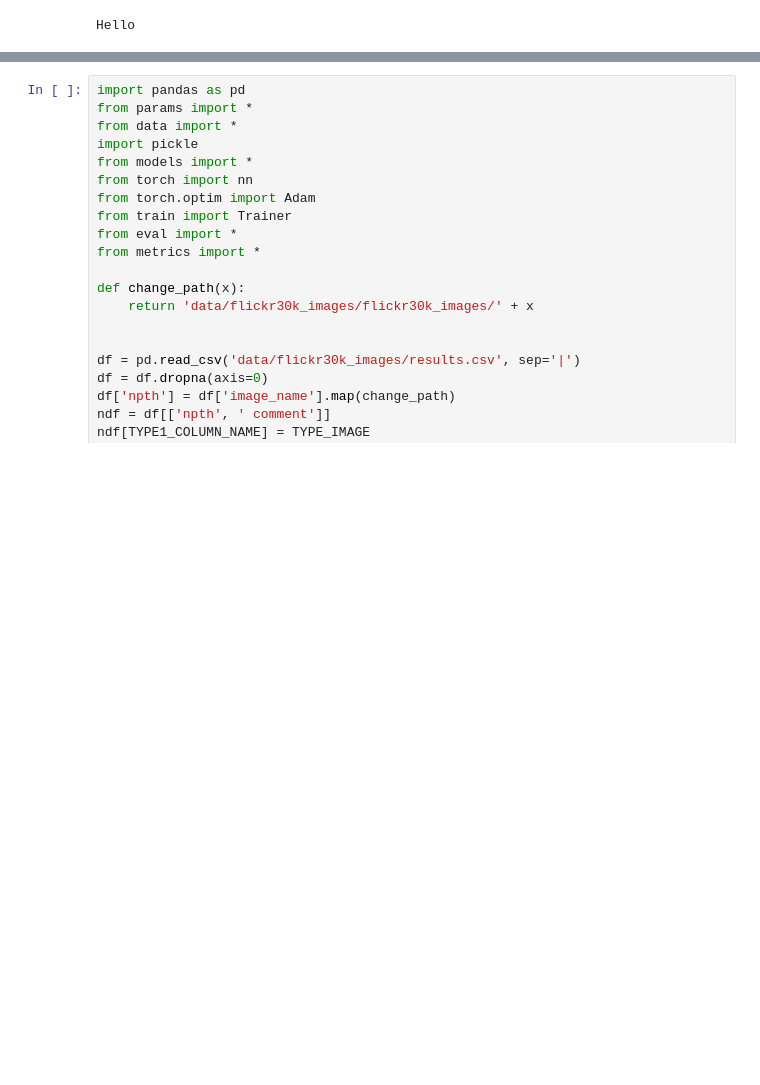
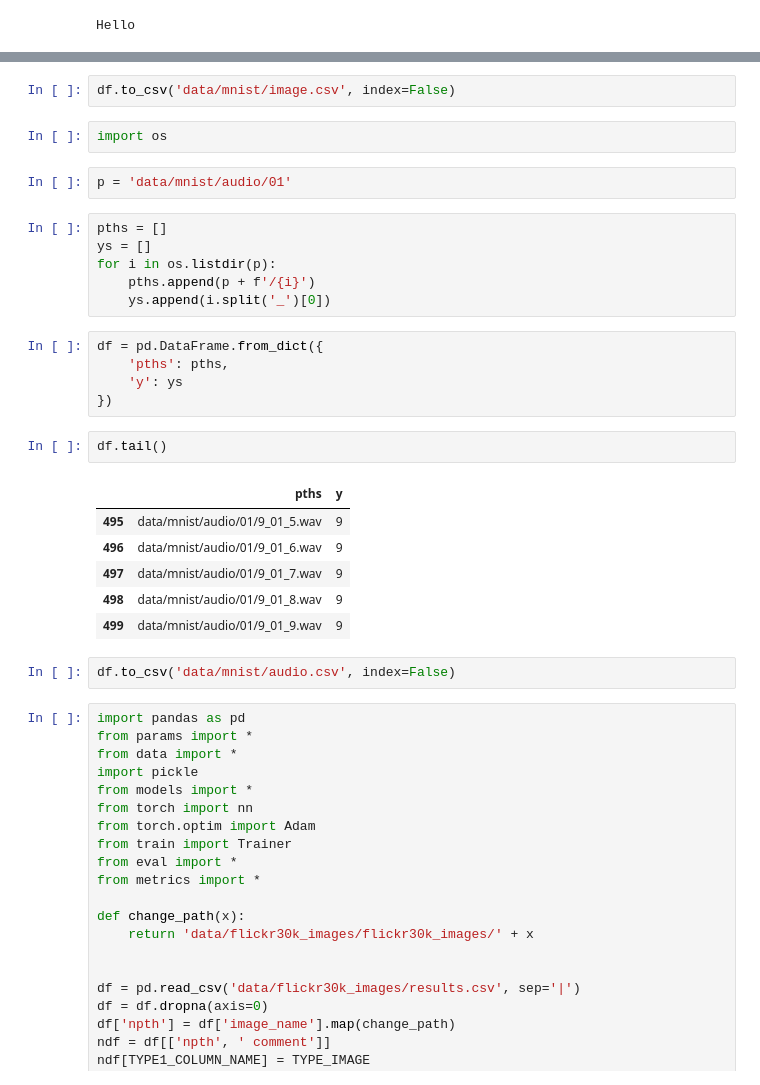
Before and after one commit to Dmitrii975/Multimodal-Experiment, a Jupyter notebook: temp.ipynb, the cells around one changed output, grey strips where cells are left out. Saved outputs shown, nothing was run; the diff lists cells and outputs as text; blank space fills up the shorter version.

```diff
--- a/temp.ipynb
+++ b/temp.ipynb
@@ -305,3 +360,31 @@ Hello
+# %%
+df.to_csv('data/mnist/image.csv', index=False)
+# %%
+import os
+# %%
+p = 'data/mnist/audio/01'
+# %%
+pths = []
+ys = []
+for i in os.listdir(p):
+    pths.append(p + f'/{i}')
+    ys.append(i.split('_')[0])
+# %%
+df = pd.DataFrame.from_dict({
+    'pths': pths,
+    'y': ys
+})
+# %%
+df.tail()
+# %% [output]
+|  | pths | y |
+| 495 | data/mnist/audio/01/9_01_5.wav | 9 |
+| 496 | data/mnist/audio/01/9_01_6.wav | 9 |
+| 497 | data/mnist/audio/01/9_01_7.wav | 9 |
+| 498 | data/mnist/audio/01/9_01_8.wav | 9 |
+| 499 | data/mnist/audio/01/9_01_9.wav | 9 |
+# %%
+df.to_csv('data/mnist/audio.csv', index=False)
 # %%
 import pandas as pd
 from params import *
```
Also changed, not shown: parts of 7 cells of this notebook, 4 other files.
